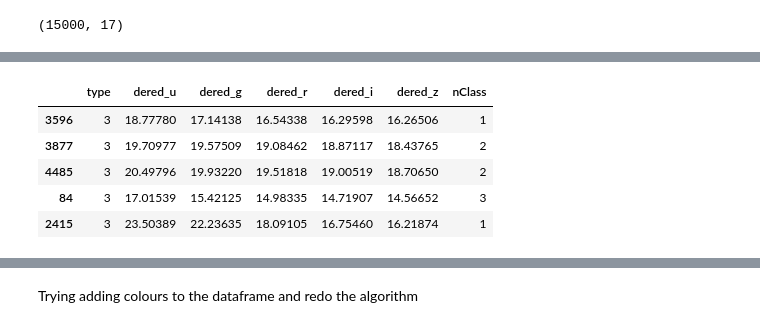
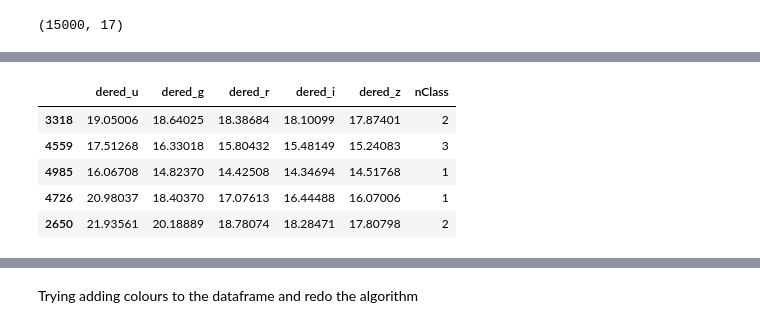
Before and after one commit to lifemannequin/Star_QSO_Galaxy, a Jupyter notebook: script_notebooks/classifying_spectra_type.ipynb, the cells around one changed output, grey strips where cells are left out. Saved outputs shown, nothing was run; the diff lists cells and outputs as text; code cells hidden in the pictures.

```diff
--- a/script_notebooks/classifying_spectra_type.ipynb
+++ b/script_notebooks/classifying_spectra_type.ipynb
@@ -76,12 +78,12 @@ def type_to_value(n):
 data_clean['nClass'] = [type_to_value(n) for n in data_clean['class']]
 # %%
 # Removing errors, redshift and class data
-data1 = data_clean.drop(['err_u', 'err_g', 'err_r', 'err_i', 'err_z','z', 'zErr', 'class', 'subClass','photoZ','photoErr'], axis = 1)
+data1 = data_clean.drop(['type','err_u', 'err_g', 'err_r', 'err_i', 'err_z','z', 'zErr', 'class', 'subClass','photoZ','photoErr'], axis = 1)
 data1.head()
 # %% [output]
-|  | type | dered_u | dered_g | dered_r | dered_i | dered_z | nClass |
-| 3596 | 3 | 18.77780 | 17.14138 | 16.54338 | 16.29598 | 16.26506 | 1 |
-| 3877 | 3 | 19.70977 | 19.57509 | 19.08462 | 18.87117 | 18.43765 | 2 |
-| 4485 | 3 | 20.49796 | 19.93220 | 19.51818 | 19.00519 | 18.70650 | 2 |
-| 84 | 3 | 17.01539 | 15.42125 | 14.98335 | 14.71907 | 14.56652 | 3 |
-| 2415 | 3 | 23.50389 | 22.23635 | 18.09105 | 16.75460 | 16.21874 | 1 |
+|  | dered_u | dered_g | dered_r | dered_i | dered_z | nClass |
+| 3318 | 19.05006 | 18.64025 | 18.38684 | 18.10099 | 17.87401 | 2 |
+| 4559 | 17.51268 | 16.33018 | 15.80432 | 15.48149 | 15.24083 | 3 |
+| 4985 | 16.06708 | 14.82370 | 14.42508 | 14.34694 | 14.51768 | 1 |
+| 4726 | 20.98037 | 18.40370 | 17.07613 | 16.44488 | 16.07006 | 1 |
+| 2650 | 21.93561 | 20.18889 | 18.78074 | 18.28471 | 17.80798 | 2 |
```
Also changed, not shown: parts of 33 cells of this notebook.
